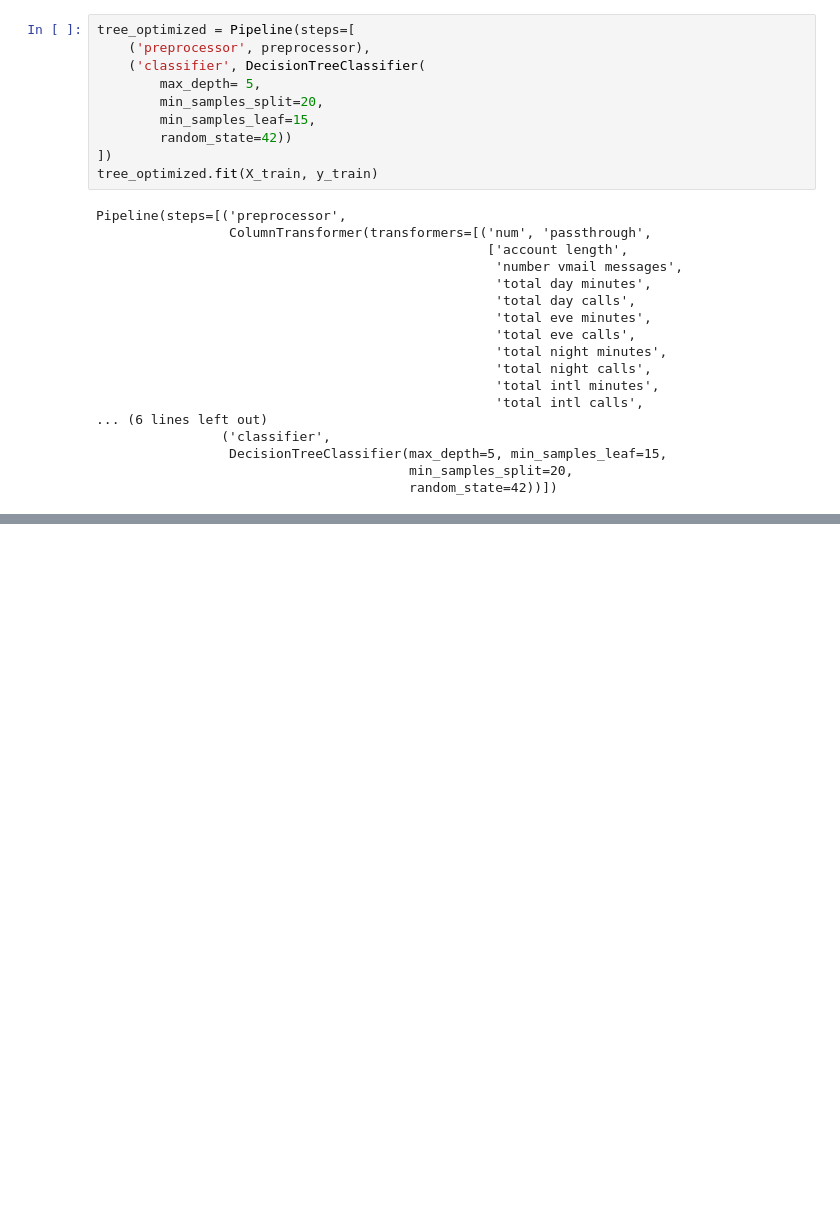
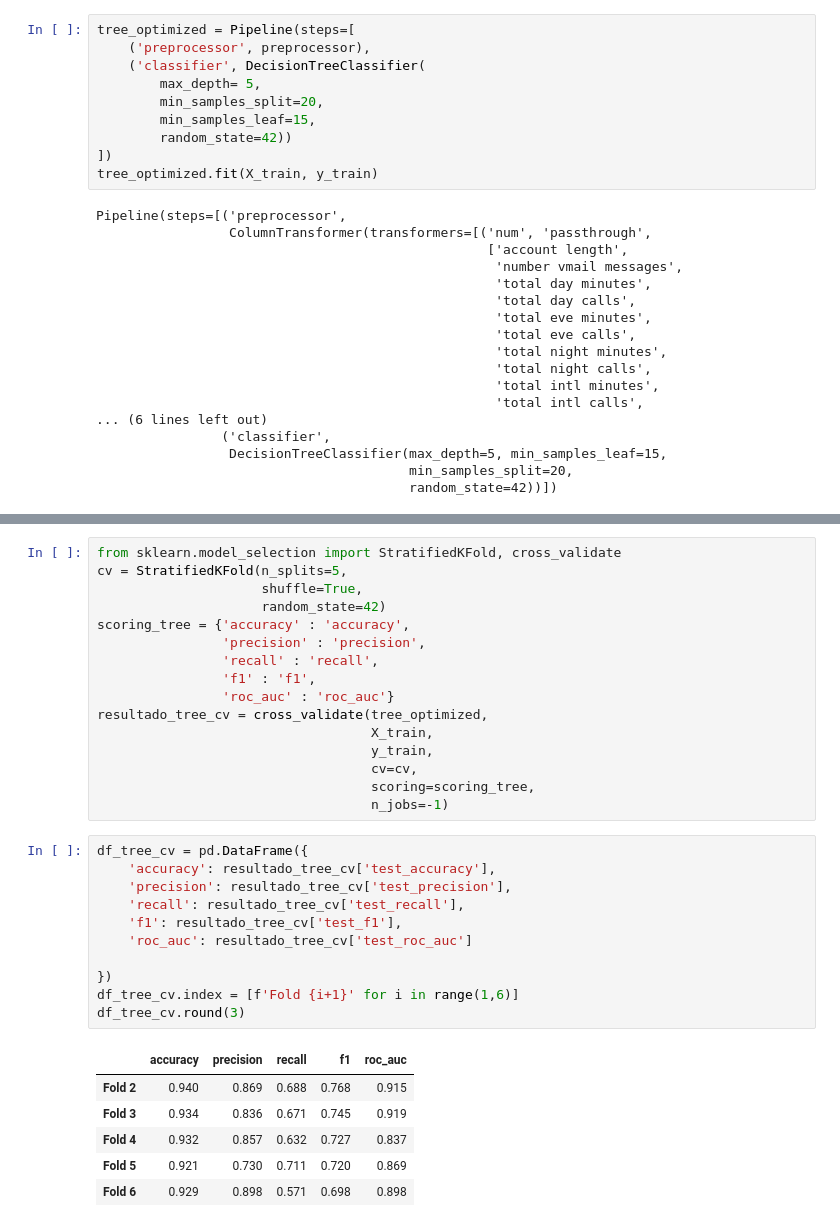
Before and after one commit to miguelmartinezlandeo-design/clasificacion_telefono, a Jupyter notebook: dessiontree.ipynb, the cells around one changed output, grey strips where cells are left out. Cells and saved outputs as stored; diff of their text form; blank space fills up the shorter version.

```diff
--- a/dessiontree.ipynb
+++ b/dessiontree.ipynb
@@ -694,0 +767,34 @@ Pipeline(steps=[('preprocessor',
+# %%
+from sklearn.model_selection import StratifiedKFold, cross_validate
+cv = StratifiedKFold(n_splits=5,
+                     shuffle=True,
+                     random_state=42)
+scoring_tree = {'accuracy' : 'accuracy',
+                'precision' : 'precision',
+                'recall' : 'recall',
+                'f1' : 'f1',
+                'roc_auc' : 'roc_auc'}
+resultado_tree_cv = cross_validate(tree_optimized,
+                                   X_train,
+                                   y_train,
+                                   cv=cv,
+                                   scoring=scoring_tree,
+                                   n_jobs=-1)
+# %%
+df_tree_cv = pd.DataFrame({
+    'accuracy': resultado_tree_cv['test_accuracy'],
+    'precision': resultado_tree_cv['test_precision'],
+    'recall': resultado_tree_cv['test_recall'],
+    'f1': resultado_tree_cv['test_f1'],
+    'roc_auc': resultado_tree_cv['test_roc_auc']
+
+})
+df_tree_cv.index = [f'Fold {i+1}' for i in range(1,6)]
+df_tree_cv.round(3)
+# %% [output]
+|  | accuracy | precision | recall | f1 | roc_auc |
+| Fold 2 | 0.940 | 0.869 | 0.688 | 0.768 | 0.915 |
+| Fold 3 | 0.934 | 0.836 | 0.671 | 0.745 | 0.919 |
+| Fold 4 | 0.932 | 0.857 | 0.632 | 0.727 | 0.837 |
+| Fold 5 | 0.921 | 0.730 | 0.711 | 0.720 | 0.869 |
+| Fold 6 | 0.929 | 0.898 | 0.571 | 0.698 | 0.898 |
```
Also changed, not shown: parts of 9 cells of this notebook, 1 other file.
